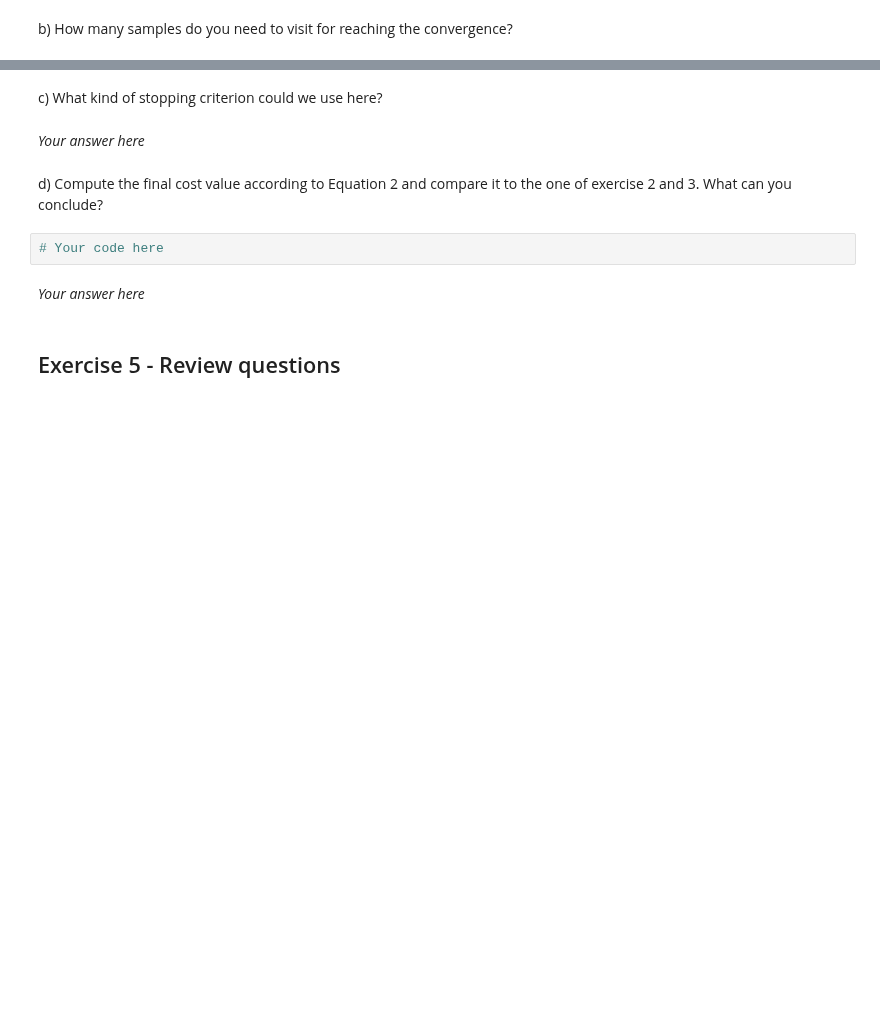
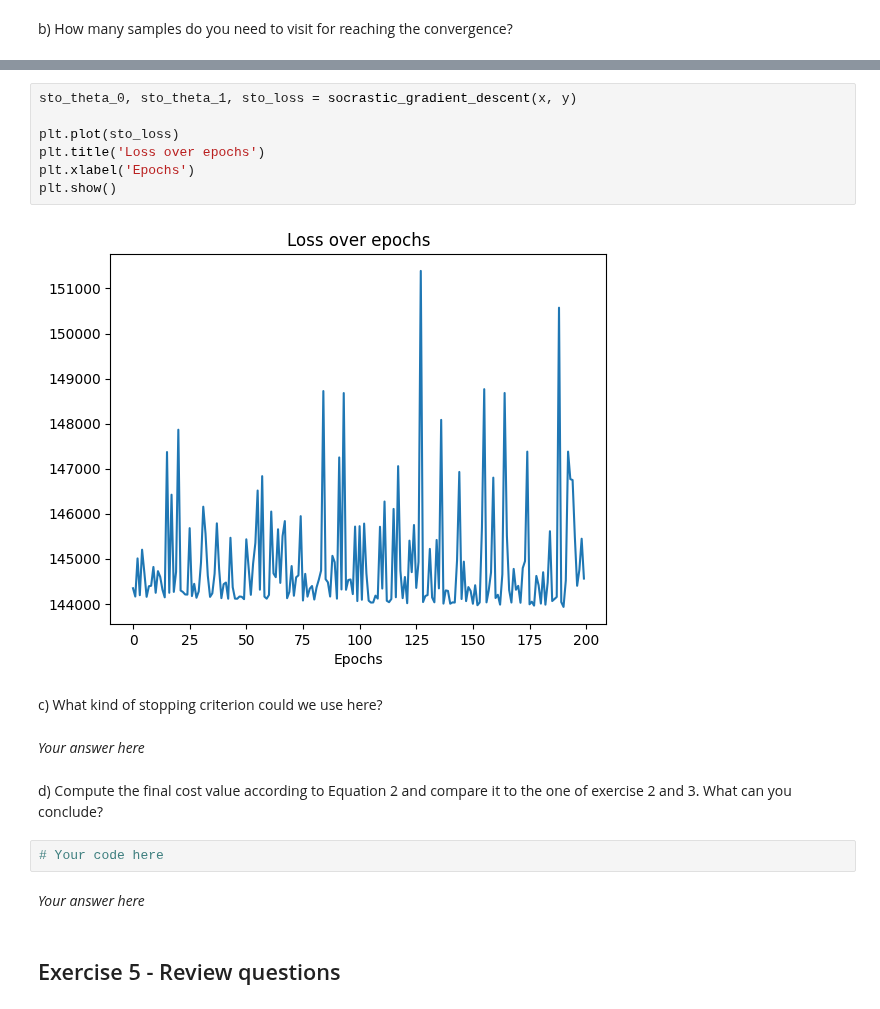
Before and after one commit to pleopleo6/FTP__ML, a Jupyter notebook: ML-PW-04-pellandini-gervasio-jaquet/pw4-linear-regression-pellandini-gervasio-jaquet.ipynb, the cells around one changed output, grey strips where cells are left out. Saved outputs shown, nothing was run; the diff lists cells and outputs as text; blank space fills up the shorter version.

```diff
--- a/ML-PW-04-pellandini-gervasio-jaquet/pw4-linear-regression-pellandini-gervasio-jaquet.ipynb
+++ b/ML-PW-04-pellandini-gervasio-jaquet/pw4-linear-regression-pellandini-gervasio-jaquet.ipynb
@@ -271,3 +317,12 @@ _Your answer here_
+# %%
+sto_theta_0, sto_theta_1, sto_loss = socrastic_gradient_descent(x, y)
+
+plt.plot(sto_loss)
+plt.title('Loss over epochs')
+plt.xlabel('Epochs')
+plt.show()
+# %% [output]
+[figure, added]
 # %% [markdown]
 c) What kind of stopping criterion could we use here?
 # %% [markdown]
```
Also changed, not shown: parts of 5 cells of this notebook, 3 other files.
